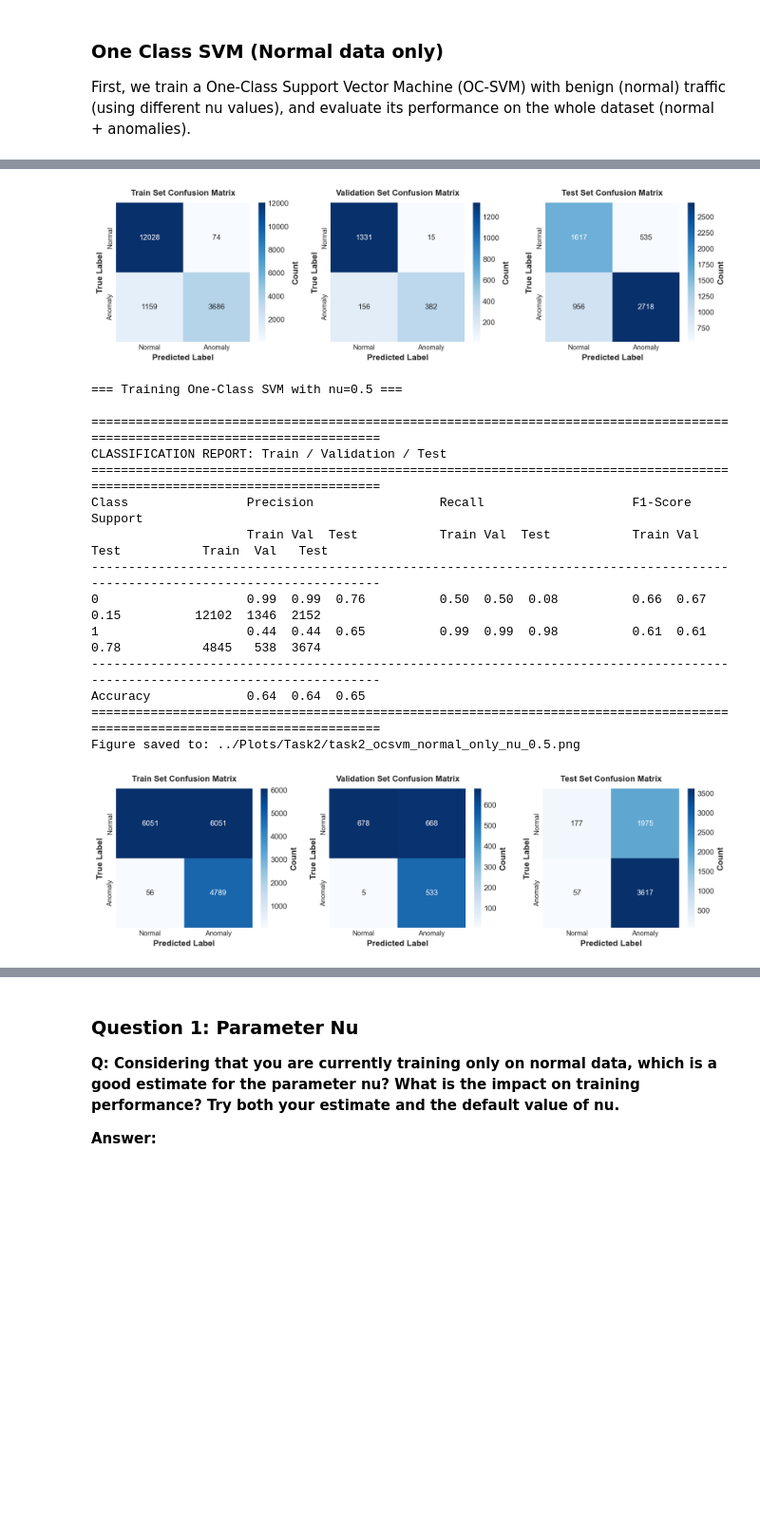
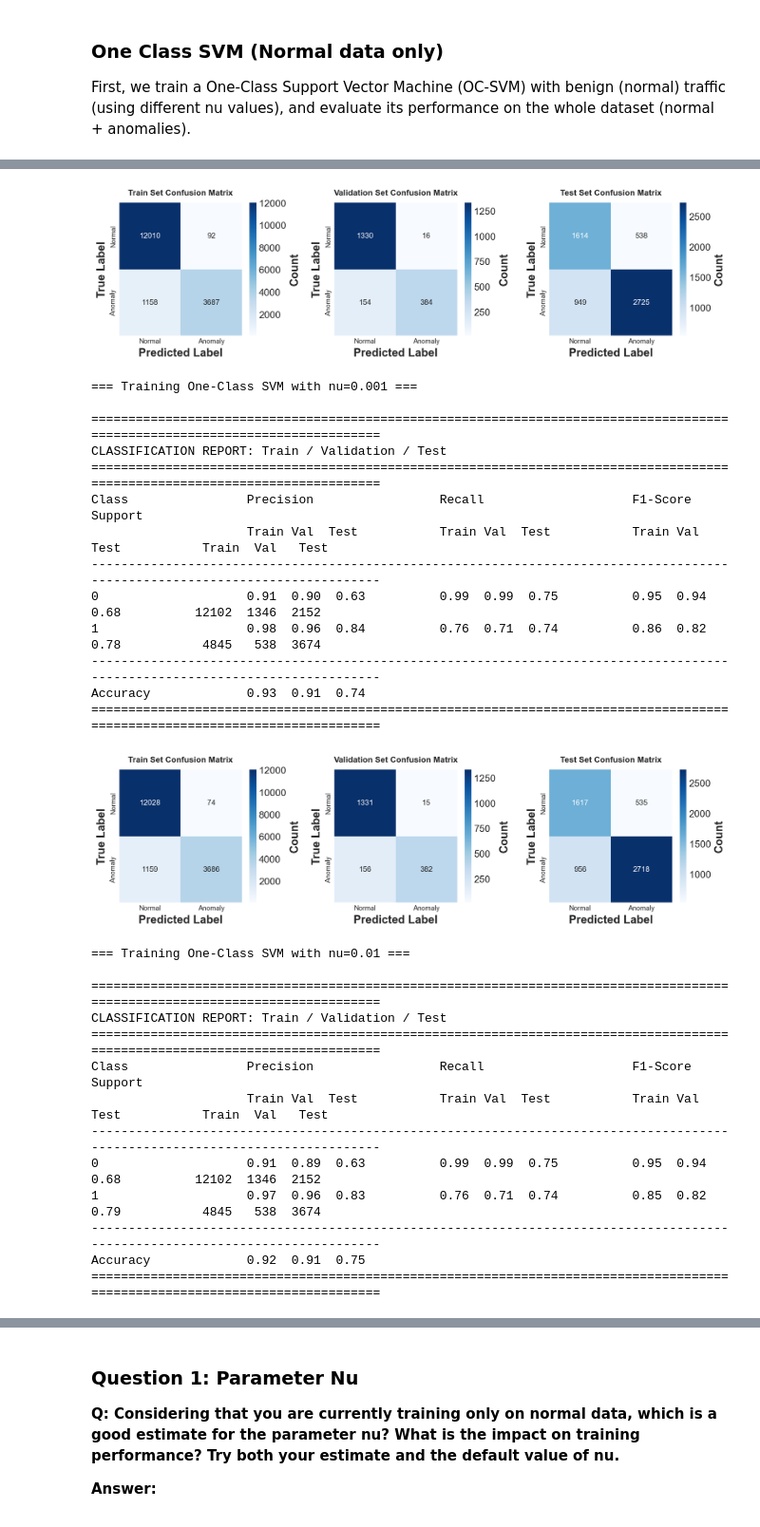
Before and after one commit to RenatoMignone/unsupervised-network-intrusion-detection, a Jupyter notebook: lab/notebooks/Task2.ipynb, the cells around one changed output, grey strips where cells are left out. Shown at 95% size. Drawn from its saved outputs; the diff is of its cells as text; code cells hidden in the pictures; blank space fills up the shorter version.

Commit message:
Improve tasks to better answer questions

```diff
--- a/lab/notebooks/Task2.ipynb
+++ b/lab/notebooks/Task2.ipynb
@@ -31,12 +31,12 @@ plt.rcParams.update({
     'figure.dpi': 150,
 
     # Font sizes
-    'font.size': 11,
-    'axes.titlesize': 13,
-    'axes.labelsize': 11,
-    'xtick.labelsize': 10,
-    'ytick.labelsize': 10,
-    'legend.fontsize': 10,
+    'font.size': 13,
+    'axes.titlesize': 15,
+    'axes.labelsize': 15,
+    'xtick.labelsize': 13,
+    'ytick.labelsize': 13,
+    'legend.fontsize': 13,
     'legend.title_fontsize': 11,
 
     # Font weight
@@ -272,7 +271,7 @@ First, we train a One-Class Support Vector Machine (OC-SVM) with benign (normal)
 # %%
 # 0.5 = the default value of nu
 # 1e-4 and 1e-3 are two possible extimations
-for nu in [0.00001, 0.001, 0.5]:
+for nu in [0.00001, 0.0001, 0.001, 0.01, 0.5]:
     print(f"\n\n=== Training One-Class SVM with nu={nu} ===")
     # === 1. Fit One-Class SVM ===
     # Assume X_train is your input data (numpy array or DataFrame with features only)
@@ -338,16 +335,28 @@ Figure saved to: ../Plots/Task2/task2_ocsvm_normal_only_nu_0.001.png
-[figure, old version]
+[figure, new version]
-=== Training One-Class SVM with nu=0.5 ===
+=== Training One-Class SVM with nu=0.001 ===
 
 =============================================================================================================================
 CLASSIFICATION REPORT: Train / Validation / Test
 =============================================================================================================================
 Class                Precision                 Recall                    F1-Score                  Support
                      Train Val  Test           Train Val  Test           Train Val  Test           Train  Val   Test
 -----------------------------------------------------------------------------------------------------------------------------
-0                    0.99  0.99  0.76          0.50  0.50  0.08          0.66  0.67  0.15          12102  1346  2152
-1                    0.44  0.44  0.65          0.99  0.99  0.98          0.61  0.61  0.78           4845   538  3674
+0                    0.91  0.90  0.63          0.99  0.99  0.75          0.95  0.94  0.68          12102  1346  2152
+1                    0.98  0.96  0.84          0.76  0.71  0.74          0.86  0.82  0.78           4845   538  3674
 -----------------------------------------------------------------------------------------------------------------------------
-Accuracy             0.64  0.64  0.65
+Accuracy             0.93  0.91  0.74
 =============================================================================================================================
-Figure saved to: ../Plots/Task2/task2_ocsvm_normal_only_nu_0.5.png
-[figure, old version]
+[figure, new version]
+=== Training One-Class SVM with nu=0.01 ===
+
+=============================================================================================================================
+CLASSIFICATION REPORT: Train / Validation / Test
+=============================================================================================================================
+Class                Precision                 Recall                    F1-Score                  Support
+                     Train Val  Test           Train Val  Test           Train Val  Test           Train  Val   Test
+-----------------------------------------------------------------------------------------------------------------------------
+0                    0.91  0.89  0.63          0.99  0.99  0.75          0.95  0.94  0.68          12102  1346  2152
+1                    0.97  0.96  0.83          0.76  0.71  0.74          0.85  0.82  0.79           4845   538  3674
+-----------------------------------------------------------------------------------------------------------------------------
+Accuracy             0.92  0.91  0.75
+=============================================================================================================================
```
Also changed, not shown: parts of 8 cells of this notebook, 26 other files.
